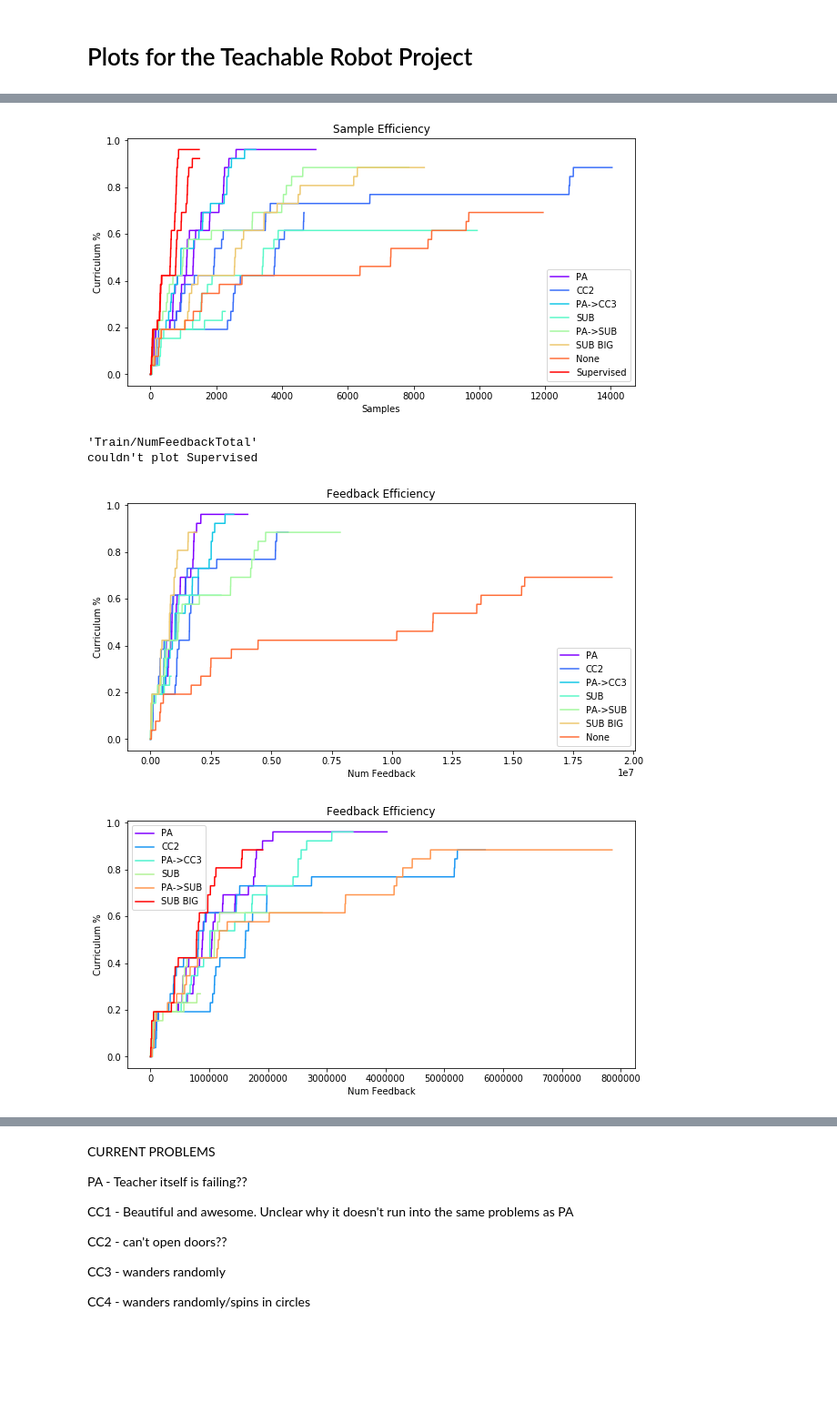
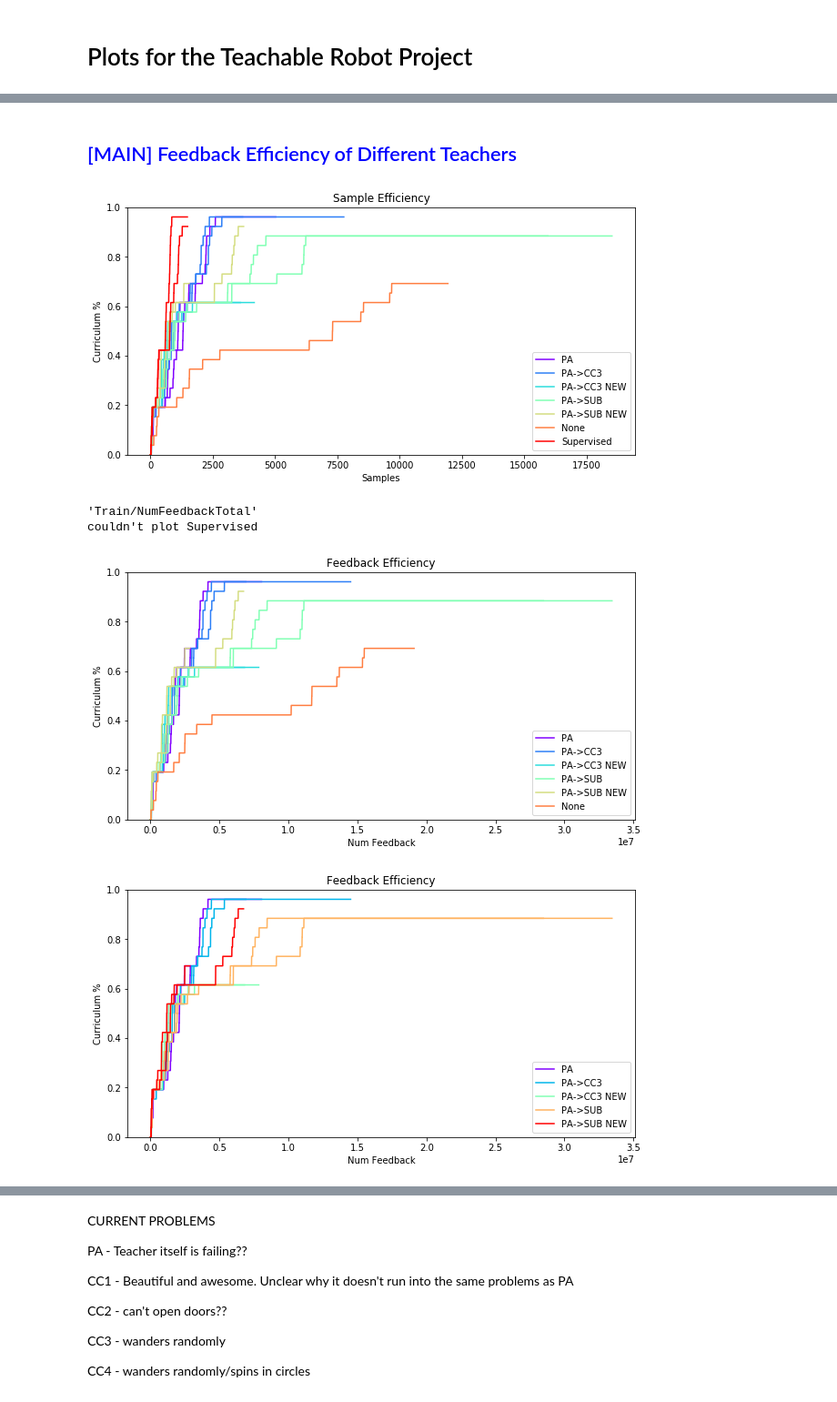
Before and after one commit to rll-research/teachable, a Jupyter notebook: Plots.ipynb, the cells around one changed output, grey strips where cells are left out. Shown at 91% size. Saved outputs shown, nothing was run; the diff lists cells and outputs as text; code cells hidden in the pictures; blank space fills up the shorter version.

```diff
--- a/Plots.ipynb
+++ b/Plots.ipynb
@@ -211,26 +366,31 @@ Although interestingly, CC2 and Subgoal beat the level where they got stuck when
+# %% [markdown]
+## <font color='blue'>[MAIN] Feedback Efficiency of Different Teachers </font>
 # %%
 # OLD ENTROPY -seems to do better with .001
 data_names = [  # TODO: re-run these
     (['0627', '0628'], 'PA'),
+#     (['0753', '0754'], 'PA2'),
 #     (['0629', '0630'], 'CC1'),
-    (['0631', '0632'], 'CC2'),
+#     (['0631', '0632'], 'CC2'),
 #     (['0633', '0634'], 'CC3'),
-    (['0666'], 'PA->CC3'), # Add 667
-    (['0635', '0636'], 'SUB'),
-    (['0668'], 'PA->SUB'), # Add 669
-    (['0664'], 'SUB BIG'),
+    (['0666', '0667'], 'PA->CC3'),
+    (['0825', '0826'], 'PA->CC3 NEW'),
+#     (['0635', '0636'], 'SUB'),
+    (['0668', '0669'], 'PA->SUB'),
+    (['827', '828'], 'PA->SUB NEW'),
+#     (['0664'], 'SUB BIG'),
     (['0481'], 'None'),
     (['0623', '0624'], 'Supervised'),
 ]
 plot_curriculum(data_names, 'samples')
 plot_curriculum(data_names, 'feedback')
 data_names = data_names[:-2]
 # Same as before, but no None so it rescales
 plot_curriculum(data_names, 'feedback')
 # TODO: plot TotalNumFeedback during collection so we get it even when doing supervised runs
 # %% [output]
-[figure, old version]
+[figure, new version]
 'Train/NumFeedbackTotal'
 couldn't plot Supervised
-[figure, old version]
+[figure, new version]
-[figure, old version]
+[figure, new version]
```
Also changed, not shown: parts of 119 cells of this notebook.
